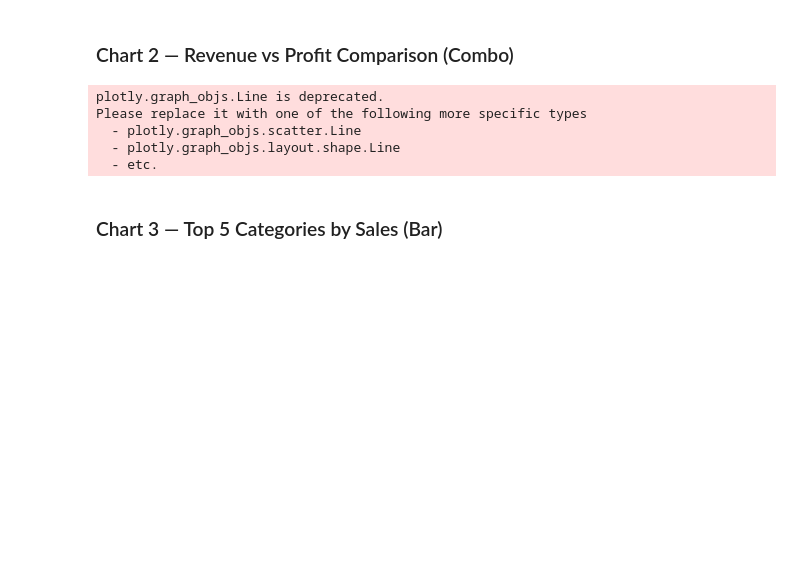
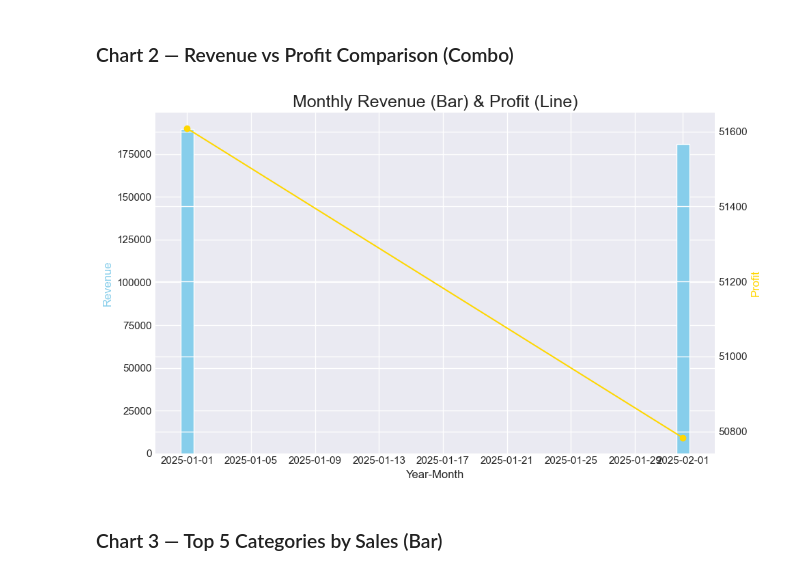
Before and after one commit to kaibalya-1124s/Catexpert_POC_ML, a Jupyter notebook: Notebook/03_Visualization.ipynb, the cells around one changed output. Drawn from its saved outputs; the diff is of its cells as text; code cells hidden in the pictures; blank space fills up the shorter version.

```diff
--- a/Notebook/03_Visualization.ipynb
+++ b/Notebook/03_Visualization.ipynb
@@ -107,23 +106,21 @@ plt.show()
 # %% [markdown]
 ### Chart 2 — Revenue vs Profit Comparison (Combo)
 # %%
+fig, ax1 = plt.subplots(figsize=(10,6))
 
-fig = go.Figure()
-fig.add_trace(go.Bar(x=monthly['year_month'], y=monthly['total_revenue'], name='Revenue'))
-fig.add_trace(go.Line(x=monthly['year_month'], y=monthly['total_profit'], name='Profit', yaxis='y2', line=dict(color='gold')))
-fig.update_layout(
-    title="Monthly Revenue (Bar) & Profit (Line)",
-    yaxis=dict(title="Revenue"),
-    yaxis2=dict(title="Profit", overlaying='y', side='right'),
-    template="plotly_dark"
-)
-fig.show()
+ax1.bar(monthly['year_month'], monthly['total_revenue'], color='skyblue', label='Revenue')
+ax1.set_xlabel("Year-Month")
+ax1.set_ylabel("Revenue", color='skyblue')
+
+ax2 = ax1.twinx()
+ax2.plot(monthly['year_month'], monthly['total_profit'], color='gold', marker='o', label='Profit')
+ax2.set_ylabel("Profit", color='gold')
+
+plt.title("Monthly Revenue (Bar) & Profit (Line)", fontsize=18)
+fig.tight_layout()
+plt.savefig("monthly_revenue_profit.png", dpi=300)
 plt.show()
 # %% [output]
-plotly.graph_objs.Line is deprecated.
-Please replace it with one of the following more specific types
-  - plotly.graph_objs.scatter.Line
-  - plotly.graph_objs.layout.shape.Line
-  - etc.
+[figure, added]
 # %% [markdown]
 ### Chart 3 — Top 5 Categories by Sales (Bar)
```
Also changed, not shown: parts of 8 cells of this notebook, 10 other files.
